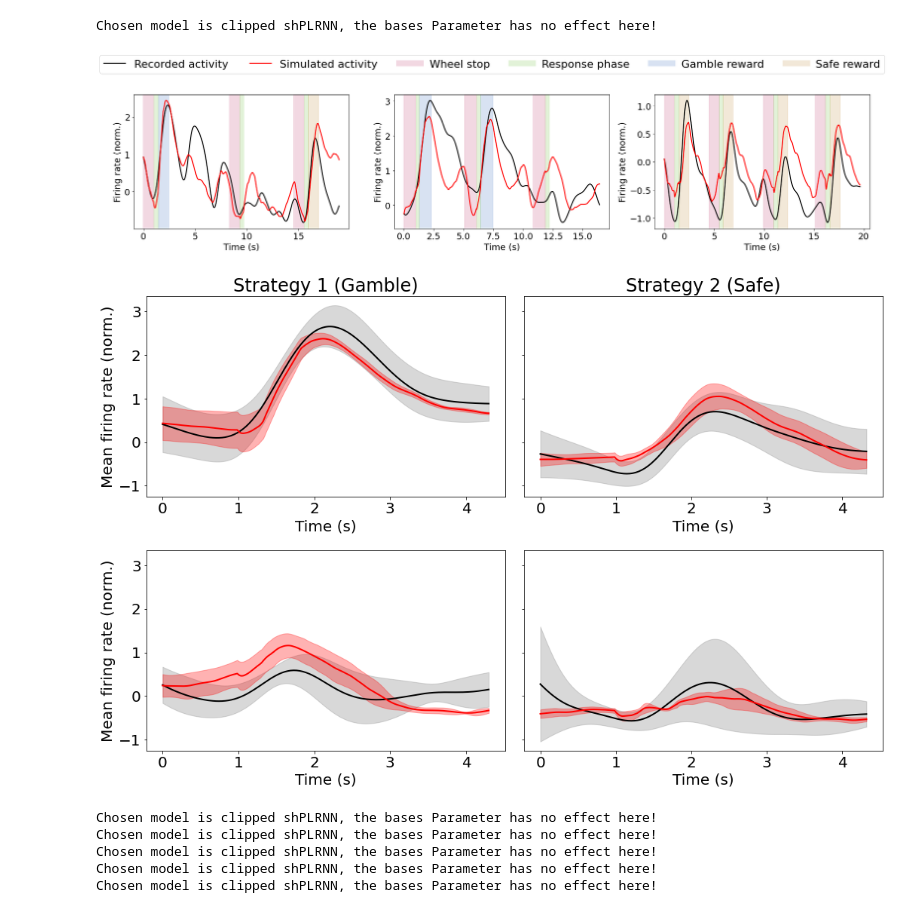
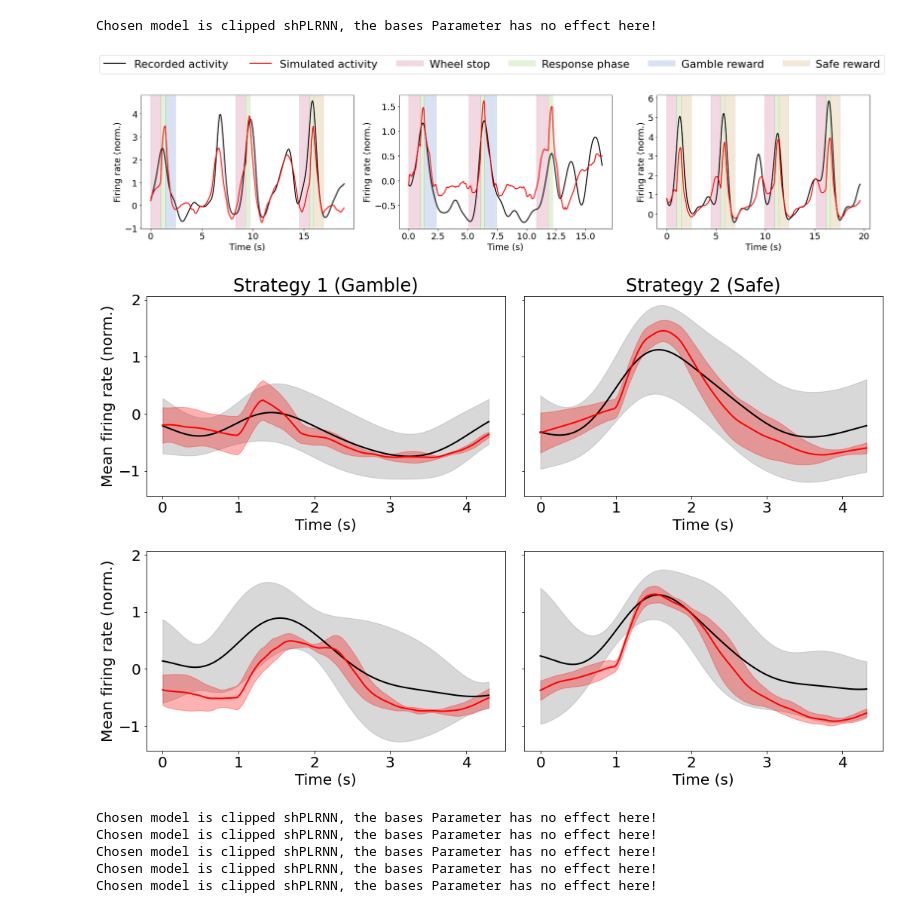
Before and after one commit to Cestarellasmartin/PLRNN, a Jupyter notebook: Paper_Figures/Figure_2/Figure_2_notebook.ipynb, the cells around one changed output. Drawn from its saved outputs; the diff is of its cells as text; code cells hidden in the pictures.

```diff
--- a/Paper_Figures/Figure_2/Figure_2_notebook.ipynb
+++ b/Paper_Figures/Figure_2/Figure_2_notebook.ipynb
@@ -257,7 +257,7 @@ Chosen model is clipped shPLRNN, the bases Parameter has no effect here!
 
 ################################ Parameters to modify ################################
 # Selection of data
-eneu = 32                                                    # Selection of neuron
+eneu = 20                                                       # Selection of neuron
 etrial = [2,15,45]                                              # Selection of specfic concatenated trial
 # Plot properties
 # colors
@@ -330,13 +330,13 @@ plt.tight_layout()
 fig.savefig("D:/_work_cestarellas/Analysis/Pack_Daniel_project/Figures/2_Figure/Trial_example_CE17.png")
 plt.show()
 # %% [output]
-[figure, old version]
+[figure, new version]
 # %%
 # %% Generation of Panel B (draft, the final plot could be complemented by a secondary software: illustrator, power point)
 
 ################################ Parameters to modify ################################
 # Computation parameter
-eneu=32                                                    # Neuron selected
+eneu=14                                                    # Neuron selected
 #Strategy 1 (Gamble)
 # W parameters are averaged across trials : from t_prev_s1 to t_post_s1
 # t_prev_s1: Initial trial for averaging W parameters
@@ -436,34 +436,34 @@ sne_min = snl_mean-SSN_rew.std(0)#/np.sqrt(SGM_rew.shape[0])
 time_vec = np.linspace(0,SSM_rew.shape[1],SSM_rew.shape[1])*0.02
 axs[0,1].plot(time_vec,snl_mean,color='black', lw= 2, label='Recorded Acvity')
 axs[0,1].fill_between(time_vec, sne_max, sne_min, color='gray', alpha=0.3)
 axs[0,1].plot(time_vec,sml_mean,color='red', lw = 2,label='Simulated Acvity')
 axs[0,1].fill_between(time_vec, sme_max, sme_min, color='red', alpha=0.3)
 axs[0,1].set_xlabel("Time (s)")
 #axs[0,1].set_ylabel("Mean firing rate (std)")
 axs[0,1].set_title("Strategy 2 (Safe)")
 
 # Strategy Gamble No Reward
 smln_mean = SSM_norew.mean(0)
 smen_max = smln_mean+SSM_norew.std(0)#/np.sqrt(SGM_rew.shape[0])
 smen_min = smln_mean-SSM_norew.std(0)#/np.sqrt(SGM_rew.shape[0])
 
 snln_mean = SSN_norew.mean(0)
 snen_max = snln_mean+SSN_norew.std(0)#/np.sqrt(SGM_rew.shape[0])
 snen_min = snln_mean-SSN_norew.std(0)#/np.sqrt(SGM_rew.shape[0])
 
 time_vec = np.linspace(0,SSM_norew.shape[1],SSM_norew.shape[1])*0.02
 axs[1,1].plot(time_vec,snln_mean,color='black', lw= 2, label='Recorded Acvity')
 axs[1,1].fill_between(time_vec, snen_max, snen_min, color='gray', alpha=0.3)
 axs[1,1].plot(time_vec,smln_mean,color='red', lw = 2,label='Simulated Acvity')
 axs[1,1].fill_between(time_vec, smen_max, smen_min, color='red', alpha=0.3)
 axs[1,1].set_xlabel("Time (s)")
 #axs[1,1].set_ylabel("Mean firing rate (std)")
 plt.tight_layout()
 #Save Figure
 plt.savefig("D:/_work_cestarellas/Analysis/Pack_Daniel_project/Figures/2_Figure/W_average_CE17.pdf")
 plt.show()
 # %% [output]
-[figure, old version]
+[figure, new version]
 # %%
 total_neu =  train_n[0].shape[1]
 Corr_sectors = {}
```
Also changed, not shown: 38 other files.
